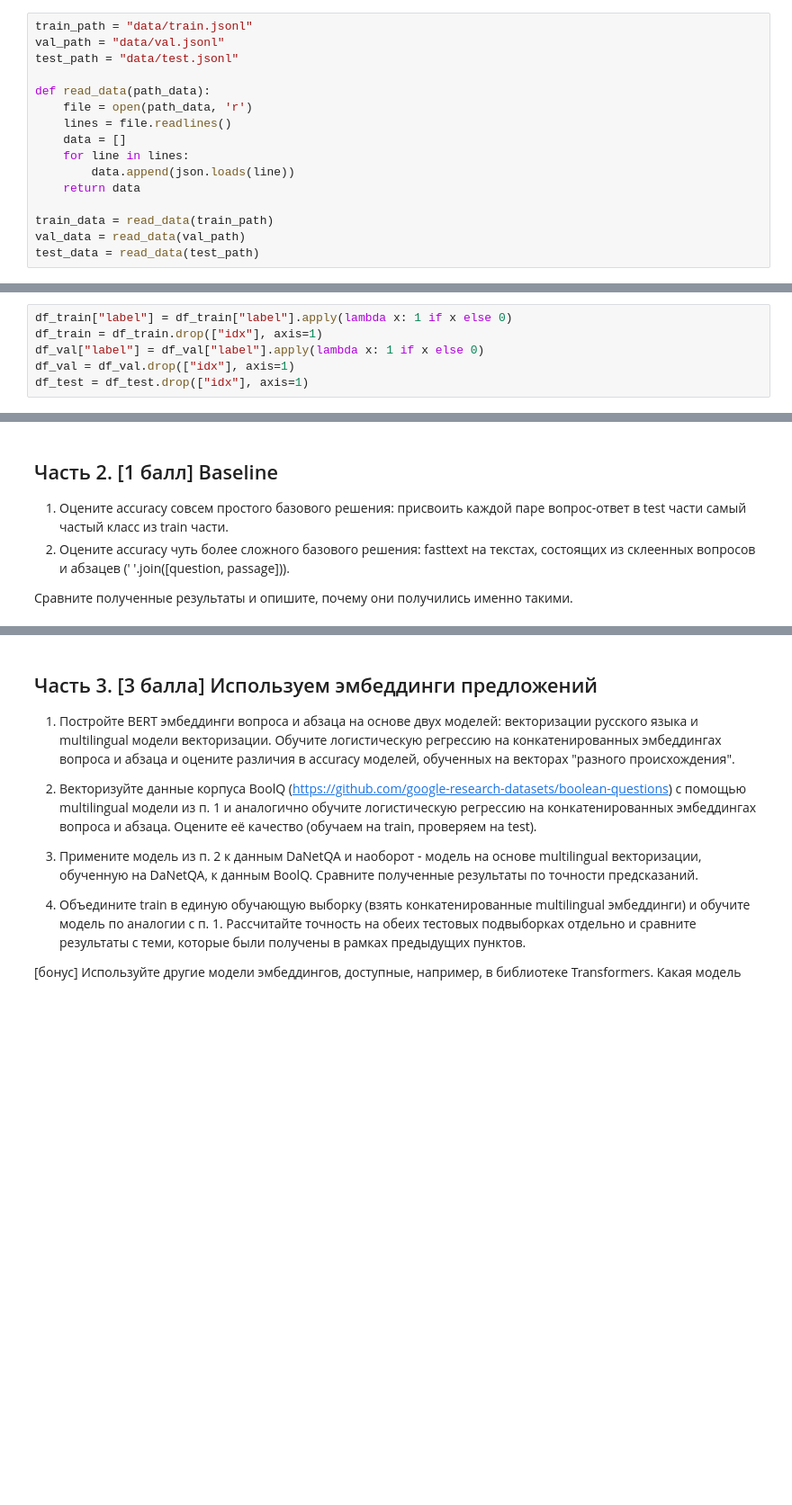
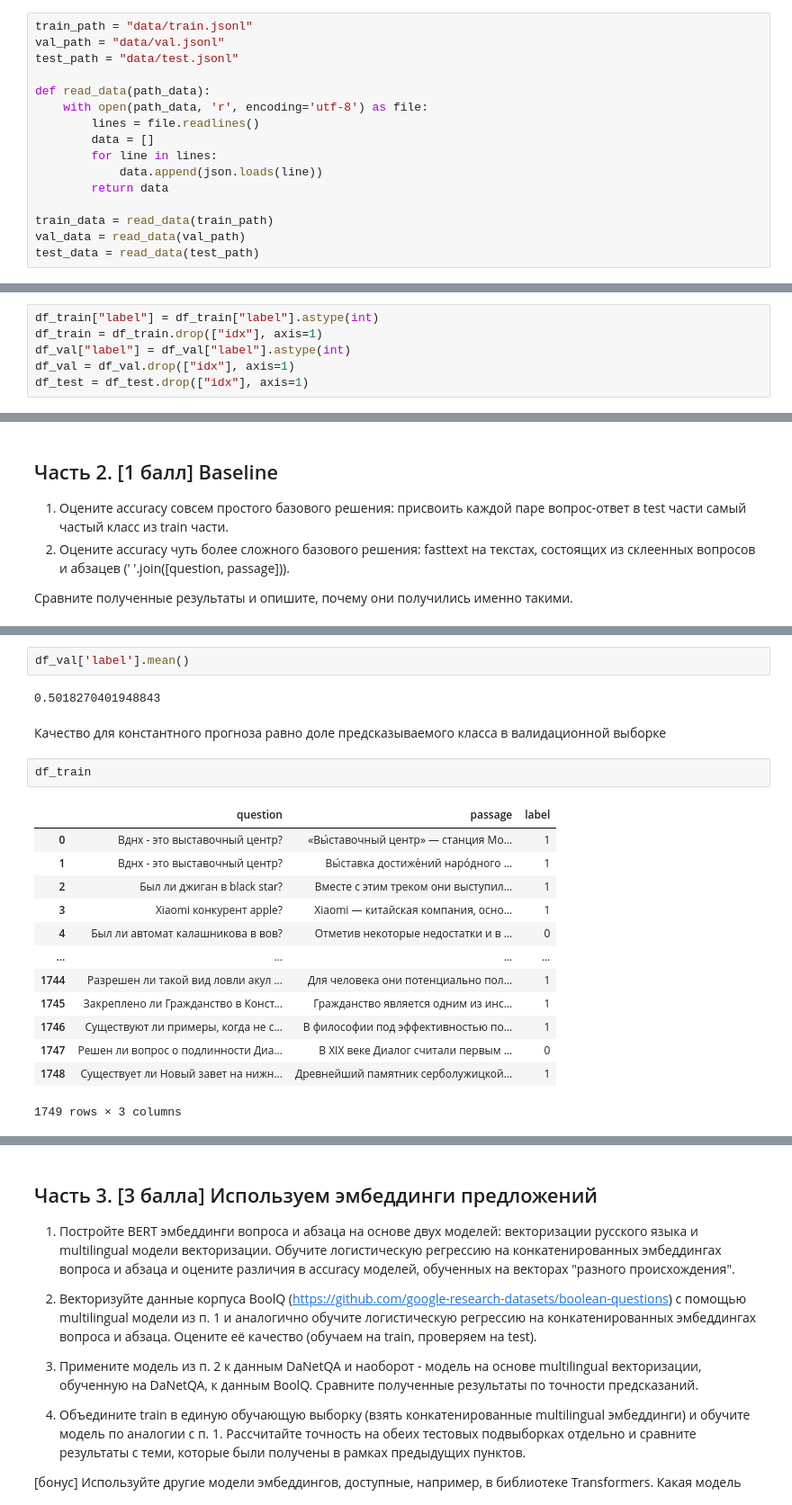
Before and after one commit to potroshitelshuk/NLP-2022, a Jupyter notebook: hw3-2022-v2.ipynb, the cells around one changed output, grey strips where cells are left out. Shown at 90% size. Cells and saved outputs as stored; diff of their text form; blank space fills up the shorter version.

```diff
--- a/hw3-2022-v2.ipynb
+++ b/hw3-2022-v2.ipynb
@@ -49,12 +49,12 @@ val_path = "data/val.jsonl"
 test_path = "data/test.jsonl"
 
 def read_data(path_data):
-    file = open(path_data, 'r')
-    lines = file.readlines()
-    data = []
-    for line in lines:
-        data.append(json.loads(line))
-    return data
+    with open(path_data, 'r', encoding='utf-8') as file:
+        lines = file.readlines()
+        data = []
+        for line in lines:
+            data.append(json.loads(line))
+        return data
 
 train_data = read_data(train_path)
 val_data = read_data(val_path)
@@ -83,7 +89,7 @@ df_train.head()
 # %%
-df_train["label"] = df_train["label"].apply(lambda x: 1 if x else 0)
+df_train["label"] = df_train["label"].astype(int)
 df_train = df_train.drop(["idx"], axis=1)
-df_val["label"] = df_val["label"].apply(lambda x: 1 if x else 0)
+df_val["label"] = df_val["label"].astype(int)
 df_val = df_val.drop(["idx"], axis=1)
 df_test = df_test.drop(["idx"], axis=1)
 # %%
@@ -144,0 +160,22 @@ train_data[:2]
+# %%
+df_val['label'].mean()
+# %% [output]
+0.5018270401948843
+# %% [markdown]
+Качество для константного прогноза равно доле предсказываемого класса в валидационной выборке
+# %%
+df_train
+# %% [output]
+|  | question | passage | label |
+| 0 | Вднх - это выставочный центр? | «Вы́ставочный центр» — станция Мо... | 1 |
+| 1 | Вднх - это выставочный центр? | Вы́ставка достиже́ний наро́дного ... | 1 |
+| 2 | Был ли джиган в black star? | Вместе с этим треком они выступил... | 1 |
+| 3 | Xiaomi конкурент apple? | Xiaomi — китайская компания, осно... | 1 |
+| 4 | Был ли автомат калашникова в вов? | Отметив некоторые недостатки и в ... | 0 |
+| ... | ... | ... | ... |
+| 1744 | Разрешен ли такой вид ловли акул ... | Для человека они потенциально пол... | 1 |
+| 1745 | Закреплено ли Гражданство в Конст... | Гражданство является одним из инс... | 1 |
+| 1746 | Существуют ли примеры, когда не с... | В философии под эффективностью по... | 1 |
+| 1747 | Решен ли вопрос о подлинности Диа... | В XIX веке Диалог считали первым ... | 0 |
+| 1748 | Существует ли Новый завет на нижн... | Древнейший памятник серболужицкой... | 1 |
+1749 rows × 3 columns
```
Also changed, not shown: parts of 25 cells of this notebook, 4 other files.
